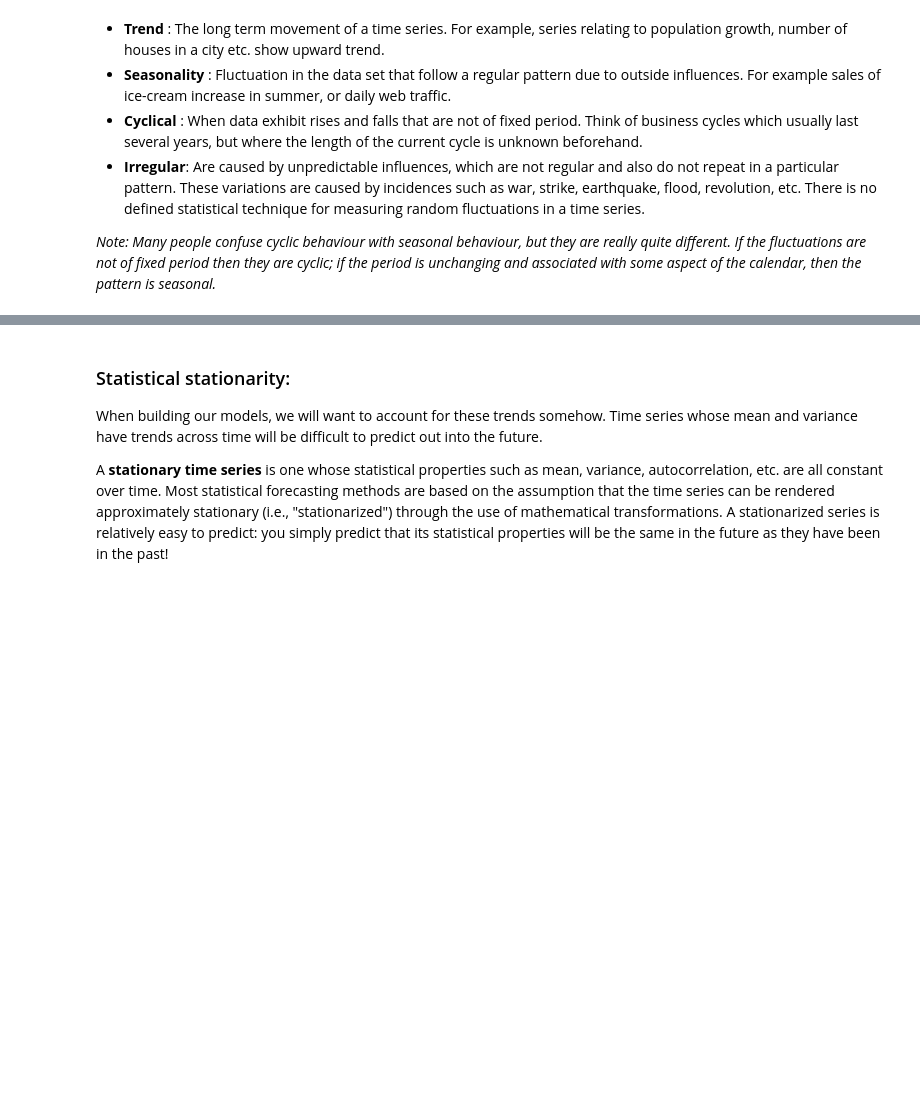
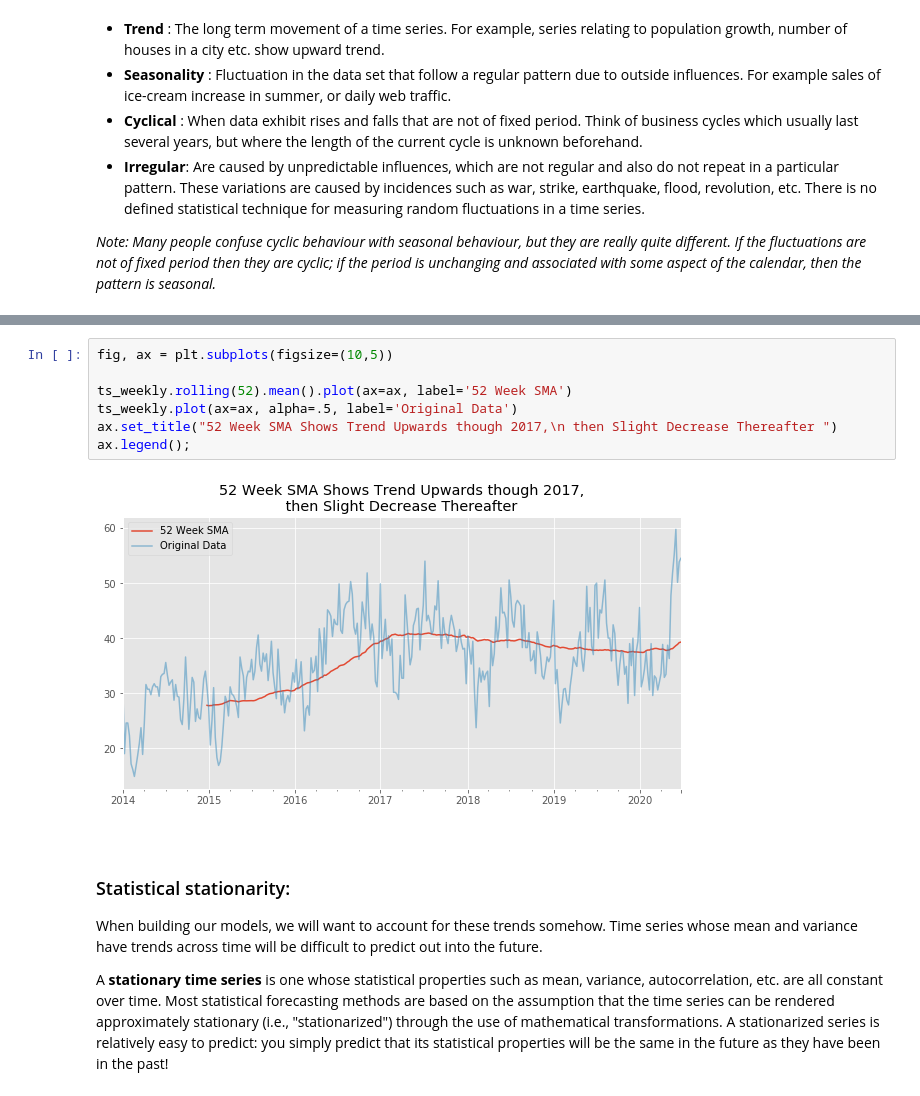
Before and after one commit to Johnny-Foreigner/timeseries_chi-sea-dsc, a Jupyter notebook: index.ipynb, the cells around one changed output, grey strips where cells are left out. Cells and saved outputs as stored; diff of their text form; blank space fills up the shorter version.

```diff
--- a/index.ipynb
+++ b/index.ipynb
@@ -284,3 +455,14 @@ The statsmodels seasonal decompose can also help show us the trends in our data.
+# %%
+fig, ax = plt.subplots(figsize=(10,5))
+
+ts_weekly.rolling(52).mean().plot(ax=ax, label='52 Week SMA')
+ts_weekly.plot(ax=ax, alpha=.5, label='Original Data')
+ax.set_title("52 Week SMA Shows Trend Upwards though 2017,\n then Slight Decrease Thereafter ")
+ax.legend();
+# %% [output]
+[figure, added]
+# %% [markdown]
+<a id='stationarity'></a>
 # %% [markdown]
 ### Statistical stationarity:
 
```
Also changed, not shown: parts of 38 cells of this notebook, 7 other files.
